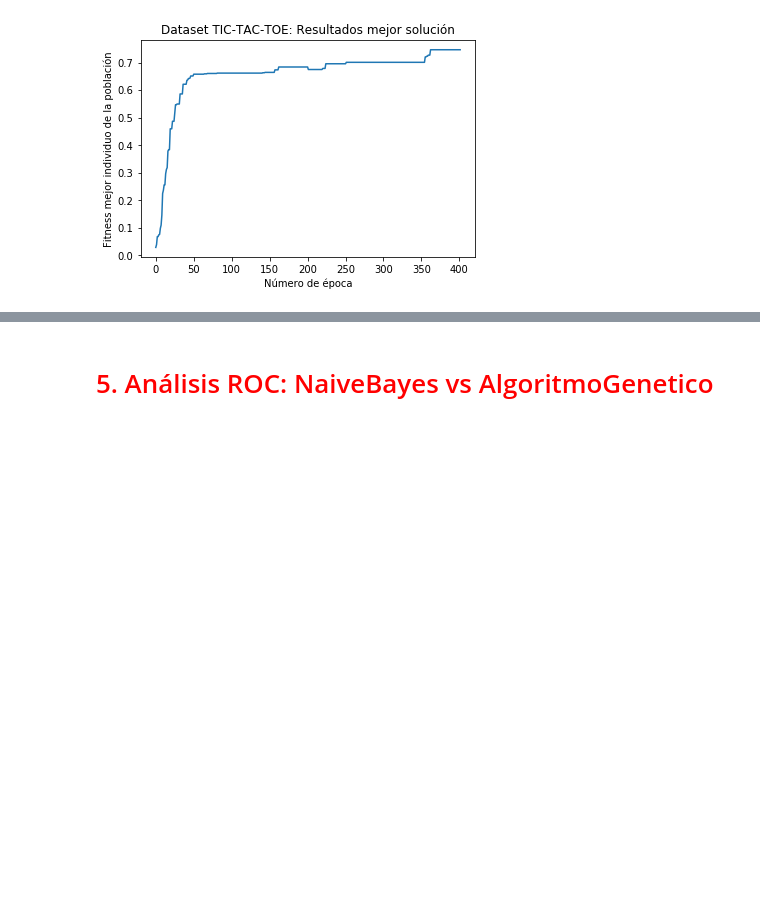
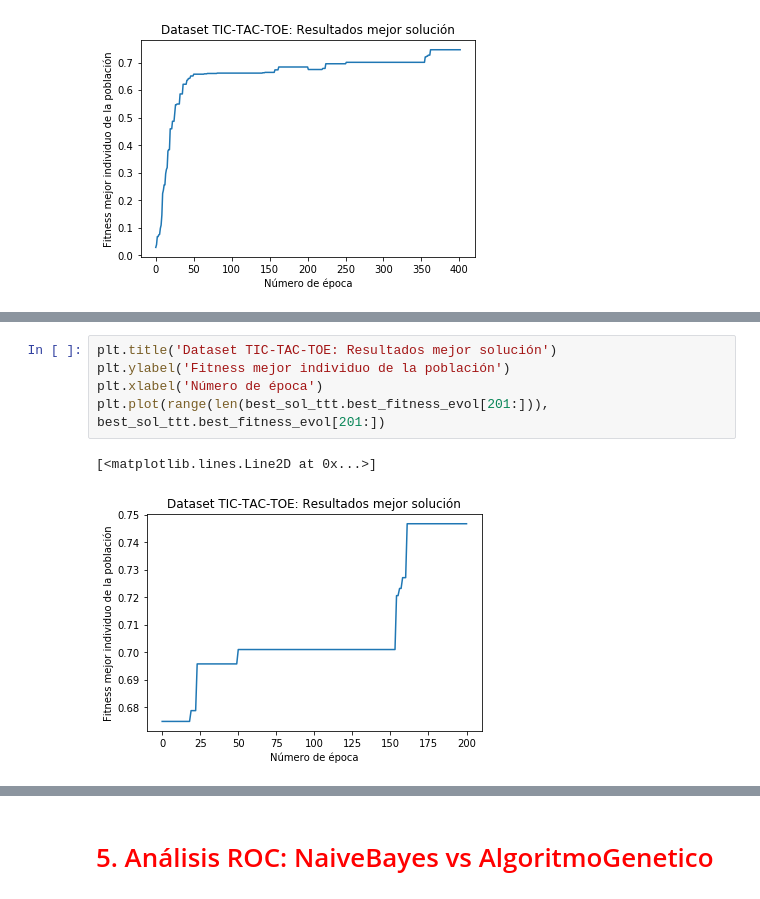
Before and after one commit to AlejandroSantorum/MachineLearning_Assignments, a Jupyter notebook: Assignment3/test_GA.ipynb, the cells around one changed output, grey strips where cells are left out. Cells and saved outputs as stored; diff of their text form; blank space fills up the shorter version.

```diff
--- a/Assignment3/test_GA.ipynb
+++ b/Assignment3/test_GA.ipynb
@@ -1180,0 +1219,8 @@ plt.plot(range(len(best_sol_ttt.best_fitness_evol)), best_sol_ttt.best_fitness_e
+# %%
+plt.title('Dataset TIC-TAC-TOE: Resultados mejor solución')
+plt.ylabel('Fitness mejor individuo de la población')
+plt.xlabel('Número de época')
+plt.plot(range(len(best_sol_ttt.best_fitness_evol[201:])), best_sol_ttt.best_fitness_evol[201:])
+# %% [output]
+[<matplotlib.lines.Line2D at 0x...>]
+[figure, added]
```
Also changed, not shown: parts of 10 cells of this notebook.
